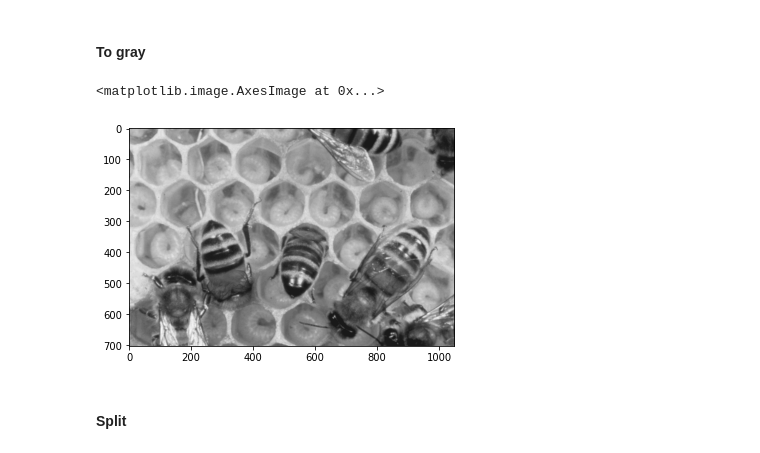
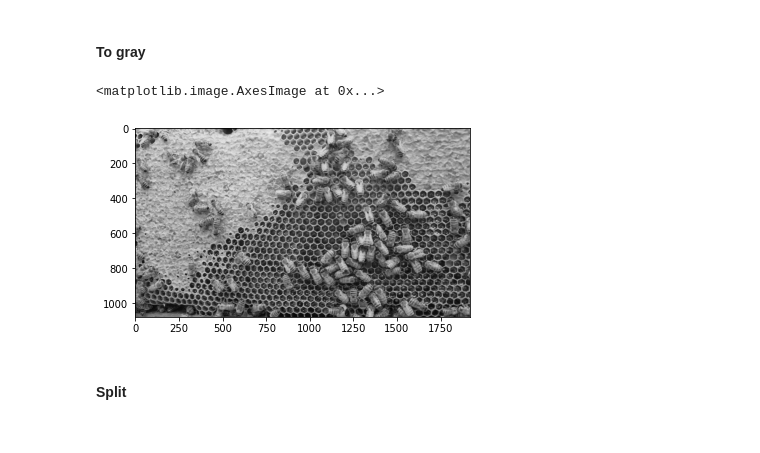
Before and after one commit to indrajos/queen-bee-recognition, a Jupyter notebook: bee_queen.ipynb, the cells around one changed output. Saved outputs shown, nothing was run; the diff lists cells and outputs as text; code cells hidden in the pictures.

Commit message:
1600 image dataset

```diff
--- a/bee_queen.ipynb
+++ b/bee_queen.ipynb
@@ -51,12 +51,12 @@ plt.show('images\workers\workers2.jpg')
 # %%
-image = cv2.imread('images\workers\workers2.jpg')
+image = cv2.imread('images\workers\worker2.jpg')
 gray_img = cv2.cvtColor(image, cv2.COLOR_BGR2GRAY)
 img = cv2.cvtColor(gray_img, cv2.COLOR_BGR2RGB)
 plt.imshow(img)
 # plt.show()
 # %% [output]
 <matplotlib.image.AxesImage at 0x...>
-[figure, old version]
+[figure, new version]
 # %% [markdown]
 #### Split
 # %%
```
Also changed, not shown: parts of 7 cells of this notebook.
